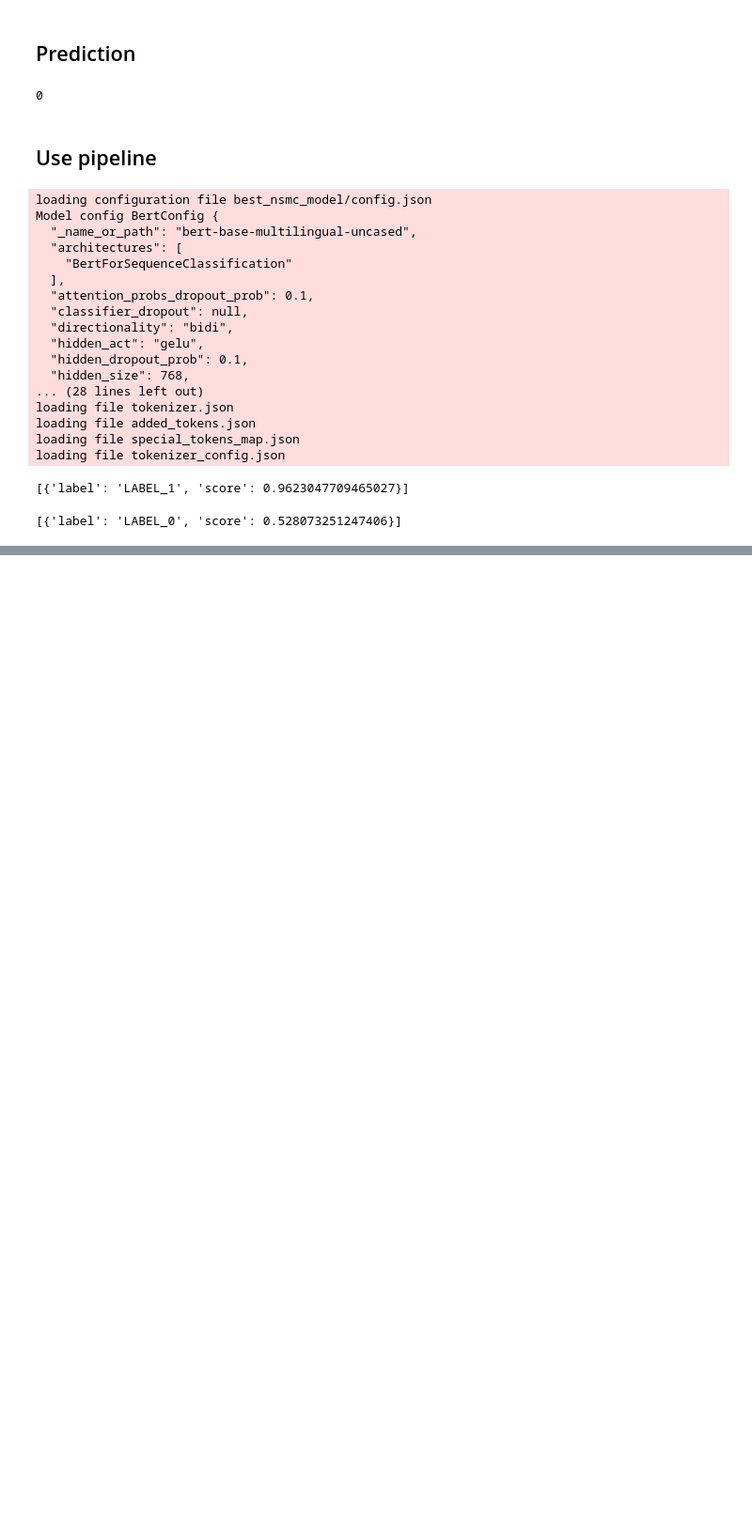
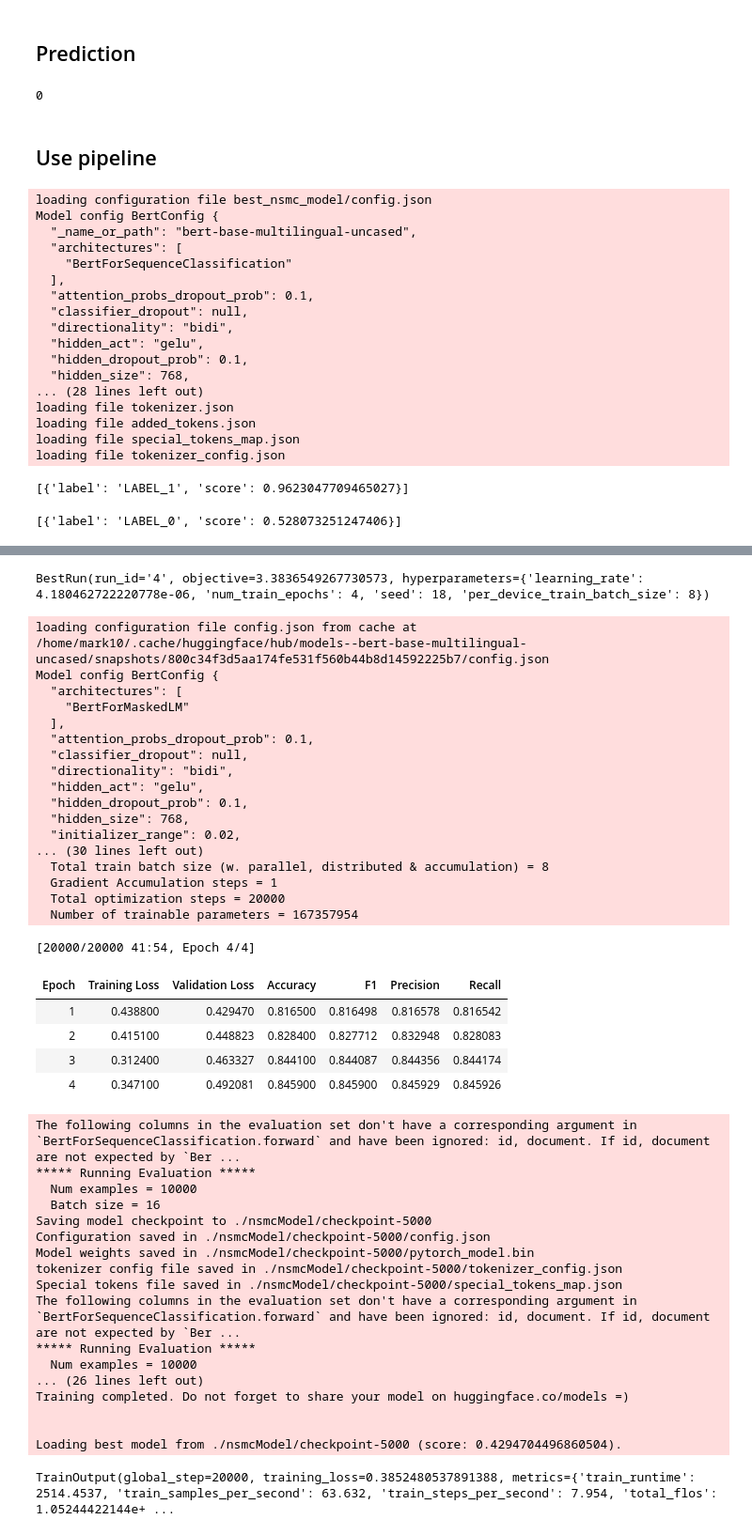
Before and after one commit to eunsour/nlp-pretrained-model-paper-review, a Jupyter notebook: BERT/Finetuning BERT for sentiment analysis.ipynb, the cells around one changed output, grey strips where cells are left out. Shown at 94% size. Cells and saved outputs as stored; diff of their text form; code cells hidden in the pictures; blank space fills up the shorter version.

```diff
--- a/BERT/Finetuning BERT for sentiment analysis.ipynb
+++ b/BERT/Finetuning BERT for sentiment analysis.ipynb
@@ -264,0 +267,12 @@ nlp("영화가 재밌지도 않고 재미없지도 않는 그런 영화입니다
+# %%
+def model_init():
+    return BertForSequenceClassification.from_pretrained("bert-base-multilingual-uncased", num_labels=2)
+# %%
+trainer = Trainer(
+    model_init=model_init,
+    args=training_args,
+    train_dataset=enc_train,
+    eval_dataset=enc_val,
+    tokenizer=tokenizer,
+    compute_metrics=compute_metrics
+)
@@ -264,0 +297,2 @@ nlp("영화가 재밌지도 않고 재미없지도 않는 그런 영화입니다
+# %%
+best_run = trainer.hyperparameter_search(n_trials=10, direction="maximize")
@@ -264,0 +347,51 @@ nlp("영화가 재밌지도 않고 재미없지도 않는 그런 영화입니다
+# %%
+best_run
+# %% [output]
+BestRun(run_id='4', objective=3.3836549267730573, hyperparameters={'learning_rate': 4.180462722220778e-06, 'num_train_epochs': 4, 'seed': 18, 'per_device_train_batch_size': 8})
+# %%
+for n, v in best_run.hyperparameters.items():
+    setattr(trainer.args, n, v)
+
+trainer.train()
+# %% [output]
+loading configuration file config.json from cache at /home/mark10/.cache/huggingface/hub/models--bert-base-multilingual-uncased/snapshots/800c34f3d5aa174fe531f560b44b8d14592225b7/config.json
+Model config BertConfig {
+  "architectures": [
+    "BertForMaskedLM"
+  ],
+  "attention_probs_dropout_prob": 0.1,
+  "classifier_dropout": null,
+  "directionality": "bidi",
+  "hidden_act": "gelu",
+  "hidden_dropout_prob": 0.1,
+  "hidden_size": 768,
+  "initializer_range": 0.02,
+... (30 lines left out)
+  Total train batch size (w. parallel, distributed & accumulation) = 8
+  Gradient Accumulation steps = 1
+  Total optimization steps = 20000
+  Number of trainable parameters = 167357954
+[20000/20000 41:54, Epoch 4/4]
+| Epoch | Training Loss | Validation Loss | Accuracy | F1 | Precision | Recall |
+| 1 | 0.438800 | 0.429470 | 0.816500 | 0.816498 | 0.816578 | 0.816542 |
+| 2 | 0.415100 | 0.448823 | 0.828400 | 0.827712 | 0.832948 | 0.828083 |
+| 3 | 0.312400 | 0.463327 | 0.844100 | 0.844087 | 0.844356 | 0.844174 |
+| 4 | 0.347100 | 0.492081 | 0.845900 | 0.845900 | 0.845929 | 0.845926 |
+The following columns in the evaluation set don't have a corresponding argument in `BertForSequenceClassification.forward` and have been ignored: id, document. If id, document are not expected by `Ber ...
+***** Running Evaluation *****
+  Num examples = 10000
+  Batch size = 16
+Saving model checkpoint to ./nsmcModel/checkpoint-5000
+Configuration saved in ./nsmcModel/checkpoint-5000/config.json
+Model weights saved in ./nsmcModel/checkpoint-5000/pytorch_model.bin
+tokenizer config file saved in ./nsmcModel/checkpoint-5000/tokenizer_config.json
+Special tokens file saved in ./nsmcModel/checkpoint-5000/special_tokens_map.json
+The following columns in the evaluation set don't have a corresponding argument in `BertForSequenceClassification.forward` and have been ignored: id, document. If id, document are not expected by `Ber ...
+***** Running Evaluation *****
+  Num examples = 10000
+... (26 lines left out)
+Training completed. Do not forget to share your model on huggingface.co/models =)
+
+
+Loading best model from ./nsmcModel/checkpoint-5000 (score: 0.4294704496860504).
+TrainOutput(global_step=20000, training_loss=0.3852480537891388, metrics={'train_runtime': 2514.4537, 'train_samples_per_second': 63.632, 'train_steps_per_second': 7.954, 'total_flos': 1.05244422144e+ ...
```
Also changed, not shown: parts of 3 cells of this notebook.
